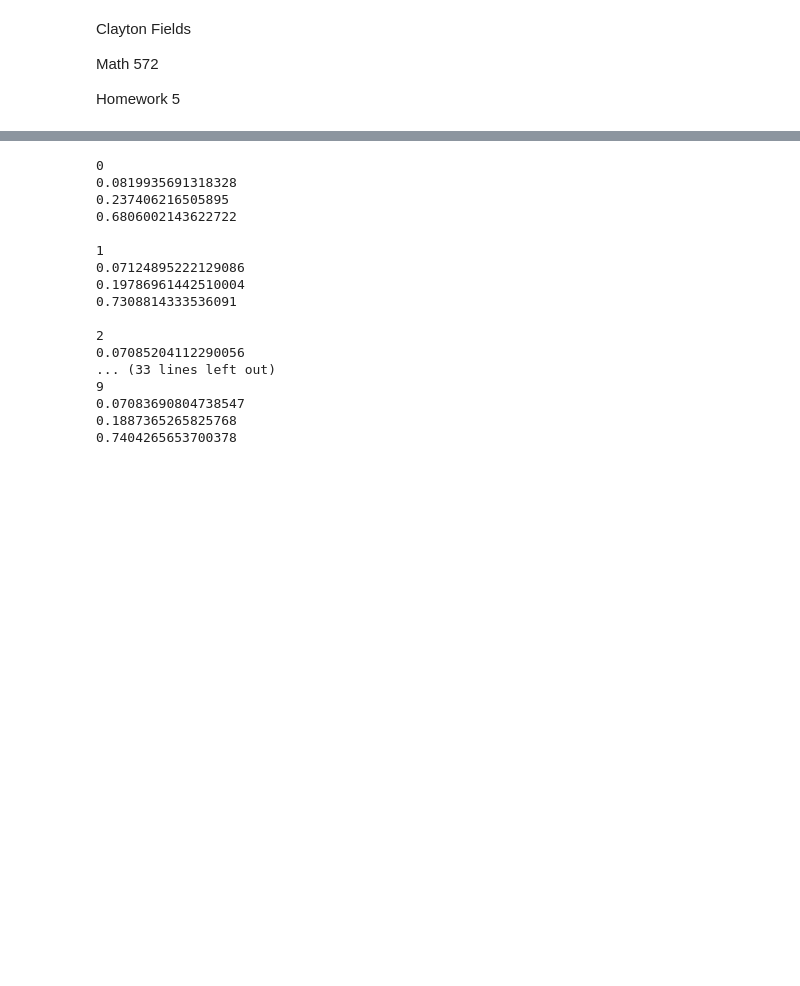
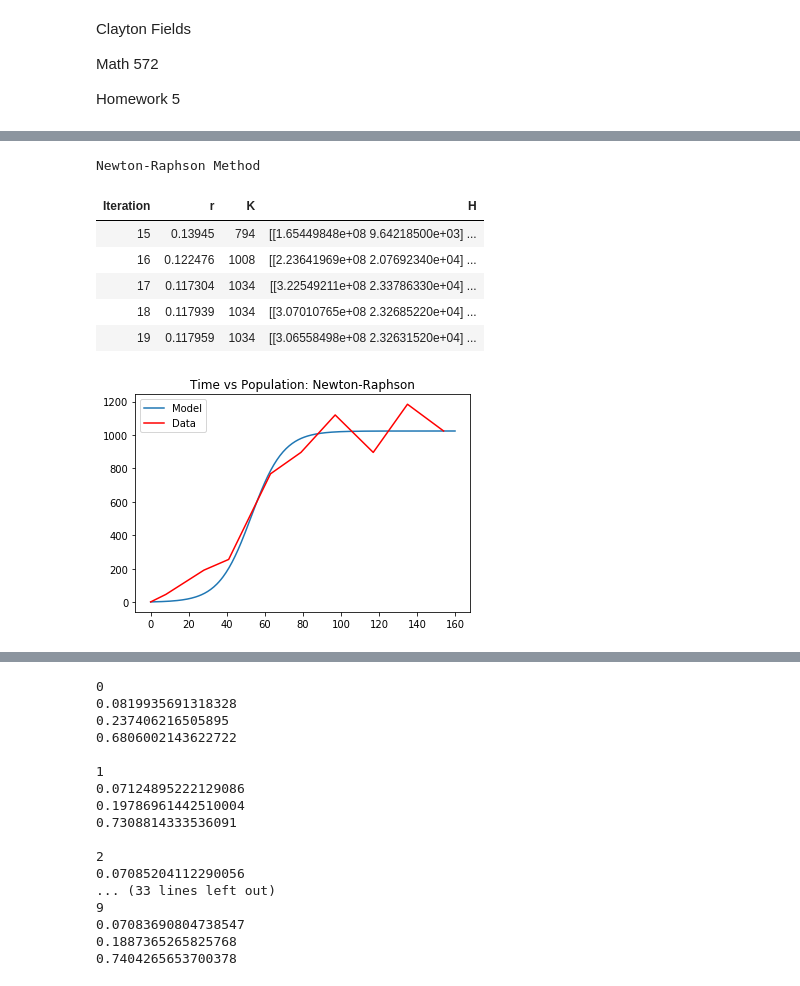
Before and after one commit to claytonfields/Math572, a Jupyter notebook: Fields_HW05.ipynb, the cells around one changed output, grey strips where cells are left out. Saved outputs shown, nothing was run; the diff lists cells and outputs as text; code cells hidden in the pictures; blank space fills up the shorter version.

```diff
--- a/Fields_HW05.ipynb
+++ b/Fields_HW05.ipynb
@@ -131 +115,50 @@ r: 0.118, K: 1034
+# %%
+"""
+Problem 1 Part B
+"""
+#Implement Newton Raphson
+# t = data['days'].to_numpy()
+# N = data['beetles'].to_numpy()
+
+N_0=N[0]
+K = 1200
+r = .3
+theta = [r,K]
+maxiter = 20
+grad = np.array([dLdr(N,N_0,K,r,t),dLdK(N,N_0,K,r,t)])
+H = np.array([[L_rr(N,N_0,K,r,t),L_rk(N,N_0,K,r,t)],[L_rk(N,N_0,K,r,t),L_kk(N,N_0,K,r,t)]])
+ls=[[0,r,K,H]]
+
+print()
+print('Newton-Raphson Method')
+for i in range(maxiter):
+   # print("r: %.3f, K: %d" %(theta[0],np.round(theta[1])))
+#    print('grad: ', grad)
+#    print('hessian: ', H)
+    theta = theta-inv(H)@grad
+    grad = np.array([dLdr(N,N_0,theta[1],theta[0],t),dLdK(N,N_0,theta[1],theta[0],t)])
+    H = np.array([[L_rr(N,N_0,theta[1],theta[0],t),L_rk(N,N_0,theta[1],theta[0],t)],\
+                   [L_rk(N,N_0,theta[1],theta[0],t),L_kk(N,N_0,theta[1],theta[0],t)]])
+    ls.append([i+1,theta[0],np.round(theta[1]),np.around(H,3)])
+
+plt.figure()
+domain = np.linspace(0,160,300)
+plt.plot(domain,N_t(N_0,1024,.118,domain))
+plt.plot(t,N,'r-')
+plt.title('Time vs Population: Newton-Raphson')
+plt.legend(('Model','Data'))
+
+df = pd.DataFrame(ls[15:20], columns = ['Iteration','r','K','H'])
+df = df.style.hide_index()
+df = df.set_table_styles([dict(selector='th', props=[('text-align', 'center')])])
+df
+# %% [output]
+Newton-Raphson Method
+| Iteration | r | K | H |
+| 15 | 0.13945 | 794 | [[1.65449848e+08 9.64218500e+03] ... |
+| 16 | 0.122476 | 1008 | [[2.23641969e+08 2.07692340e+04] ... |
+| 17 | 0.117304 | 1034 | [[3.22549211e+08 2.33786330e+04] ... |
+| 18 | 0.117939 | 1034 | [[3.07010765e+08 2.32685220e+04] ... |
+| 19 | 0.117959 | 1034 | [[3.06558498e+08 2.32631520e+04] ... |
+[figure, added]
 # %%
```
Also changed, not shown: parts of 4 cells of this notebook.
